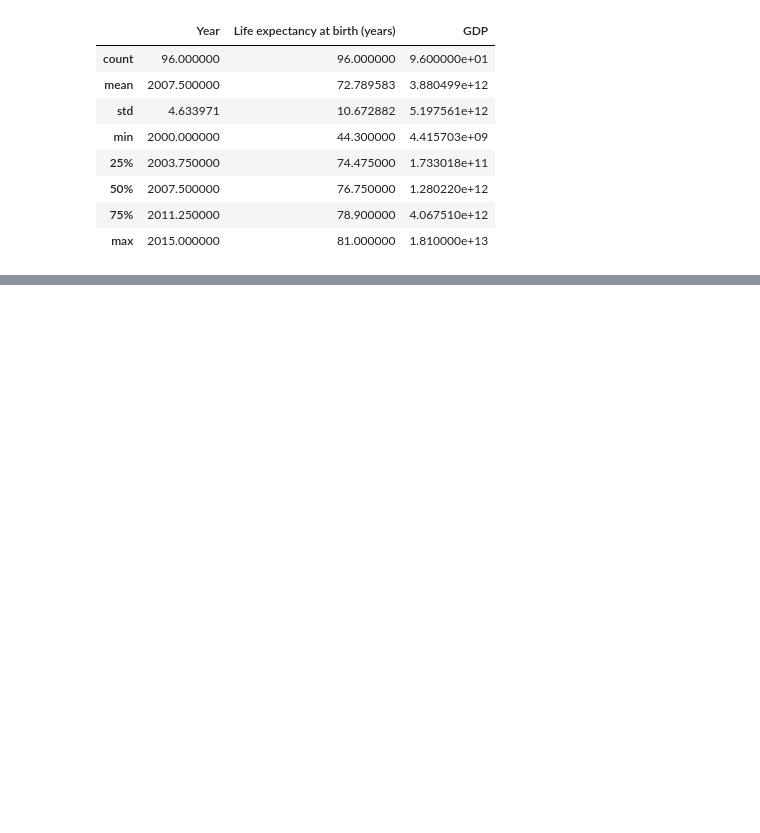
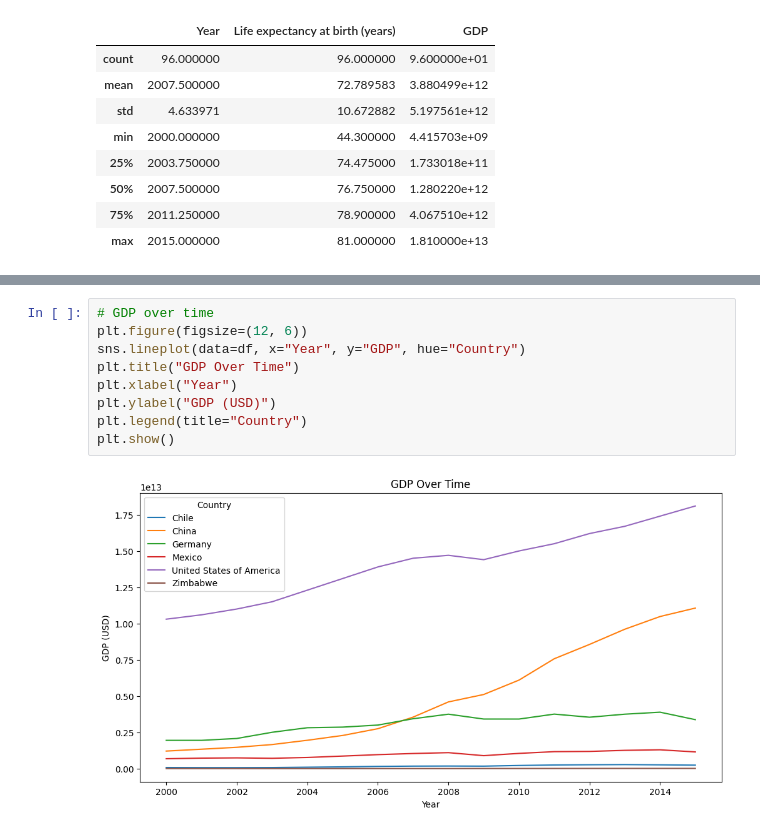
Before and after one commit to gabrielarcangelbol/life-expectancy-gdp, a Jupyter notebook: life_expectancy_gdp.ipynb, the cells around one changed output, grey strips where cells are left out. Drawn from its saved outputs; the diff is of its cells as text; blank space fills up the shorter version.

```diff
--- a/life_expectancy_gdp.ipynb
+++ b/life_expectancy_gdp.ipynb
@@ -179,0 +238,11 @@ memory usage: 3.1+ KB
+# %%
+# GDP over time
+plt.figure(figsize=(12, 6))
+sns.lineplot(data=df, x="Year", y="GDP", hue="Country")
+plt.title("GDP Over Time")
+plt.xlabel("Year")
+plt.ylabel("GDP (USD)")
+plt.legend(title="Country")
+plt.show()
+# %% [output]
+[figure, added]
```
Also changed, not shown: parts of 9 cells of this notebook.
